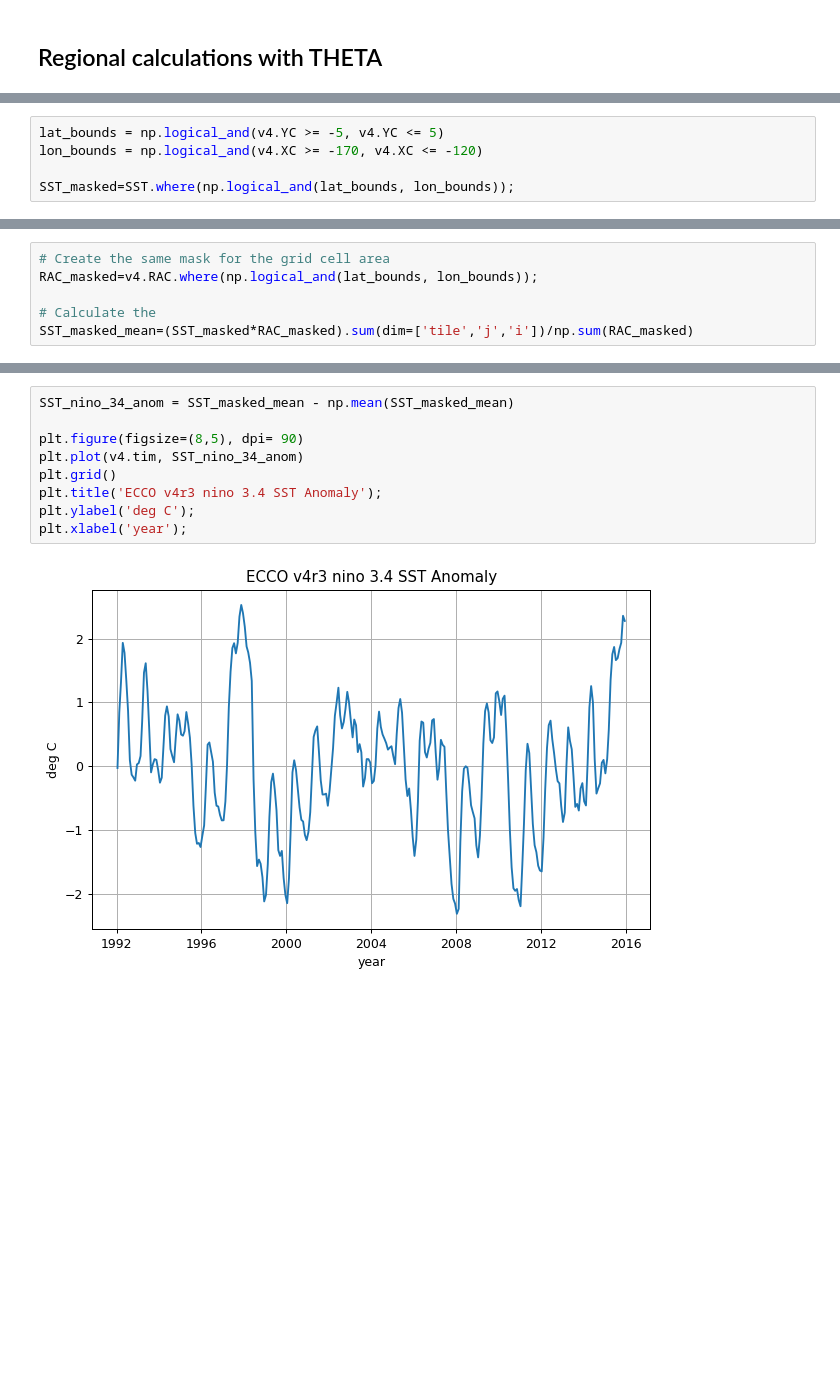
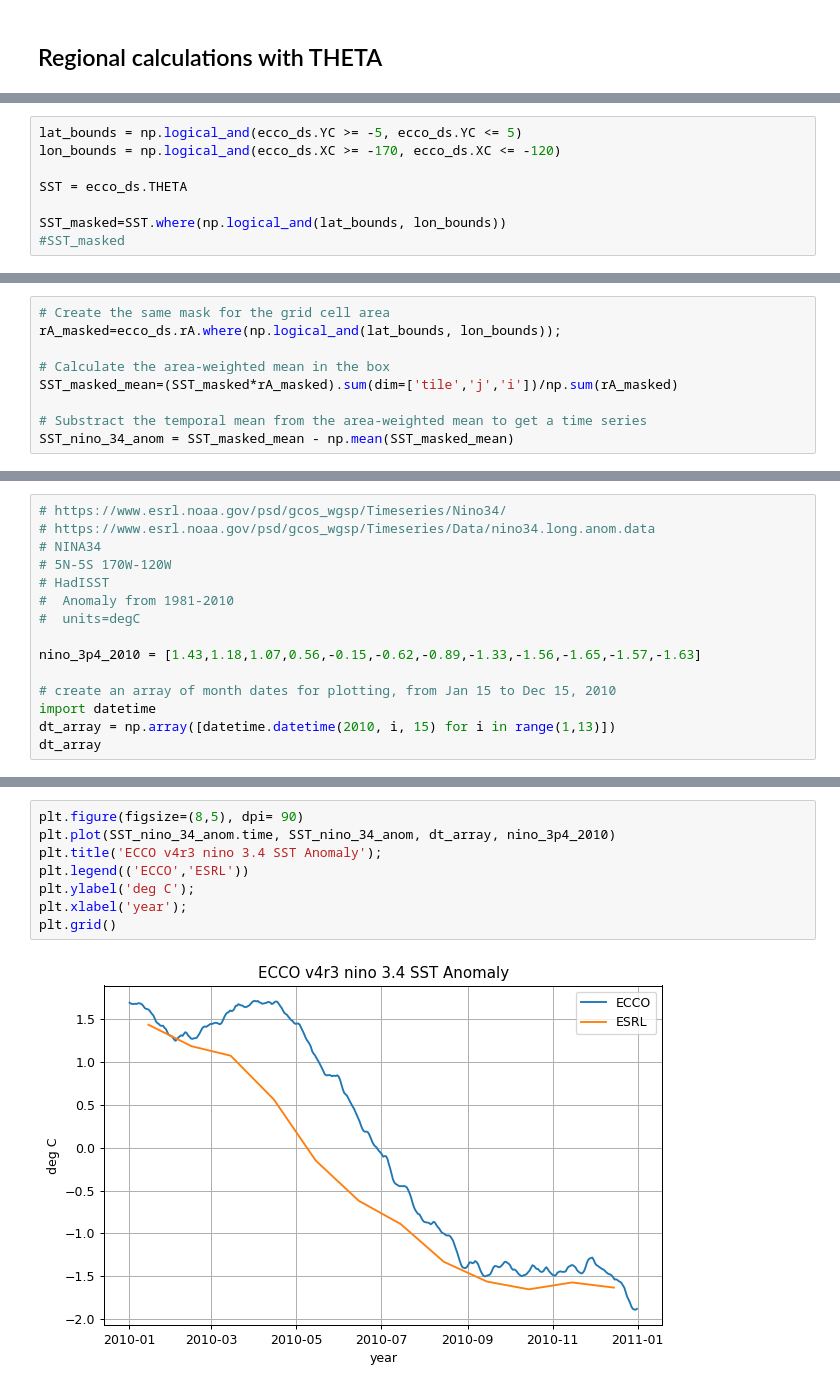
Before and after one commit to ECCO-GROUP/ECCO-v4-Python-Tutorial, a Jupyter notebook: Tutorials_as_Jupyter_Notebooks/ECCO_v4_Example_calculations_with_scalar_quantities.ipynb, the cells around one changed output, grey strips where cells are left out. Cells and saved outputs as stored; diff of their text form; blank space fills up the shorter version.

```diff
--- a/Tutorials_as_Jupyter_Notebooks/ECCO_v4_Example_calculations_with_scalar_quantities.ipynb
+++ b/Tutorials_as_Jupyter_Notebooks/ECCO_v4_Example_calculations_with_scalar_quantities.ipynb
@@ -360,5 +397,8 @@ SST = v4.THETA.sel(k=1)
 # %%
-lat_bounds = np.logical_and(v4.YC >= -5, v4.YC <= 5)
-lon_bounds = np.logical_and(v4.XC >= -170, v4.XC <= -120)
+lat_bounds = np.logical_and(ecco_ds.YC >= -5, ecco_ds.YC <= 5)
+lon_bounds = np.logical_and(ecco_ds.XC >= -170, ecco_ds.XC <= -120)
 
-SST_masked=SST.where(np.logical_and(lat_bounds, lon_bounds));
+SST = ecco_ds.THETA
+
+SST_masked=SST.where(np.logical_and(lat_bounds, lon_bounds))
+#SST_masked
@@ -379,6 +417,9 @@ plt.title('Jan 1992 SST in nino 3.4 box');
 # %%
 # Create the same mask for the grid cell area
-RAC_masked=v4.RAC.where(np.logical_and(lat_bounds, lon_bounds));
+rA_masked=ecco_ds.rA.where(np.logical_and(lat_bounds, lon_bounds));
 
-# Calculate the
-SST_masked_mean=(SST_masked*RAC_masked).sum(dim=['tile','j','i'])/np.sum(RAC_masked)
+# Calculate the area-weighted mean in the box
+SST_masked_mean=(SST_masked*rA_masked).sum(dim=['tile','j','i'])/np.sum(rA_masked)
+
+# Substract the temporal mean from the area-weighted mean to get a time series
+SST_nino_34_anom = SST_masked_mean - np.mean(SST_masked_mean)
@@ -384,0 +428,15 @@ SST_masked_mean=(SST_masked*RAC_masked).sum(dim=['tile','j','i'])/np.sum(RAC_mas
+# %%
+# https://www.esrl.noaa.gov/psd/gcos_wgsp/Timeseries/Nino34/
+# https://www.esrl.noaa.gov/psd/gcos_wgsp/Timeseries/Data/nino34.long.anom.data
+# NINA34
+# 5N-5S 170W-120W
+# HadISST
+#  Anomaly from 1981-2010
+#  units=degC
+
+nino_3p4_2010 = [1.43,1.18,1.07,0.56,-0.15,-0.62,-0.89,-1.33,-1.56,-1.65,-1.57,-1.63]
+
+# create an array of month dates for plotting, from Jan 15 to Dec 15, 2010
+import datetime
+dt_array = np.array([datetime.datetime(2010, i, 15) for i in range(1,13)])
+dt_array
@@ -385,11 +458,10 @@ SST_masked_mean=(SST_masked*RAC_masked).sum(dim=['tile','j','i'])/np.sum(RAC_mas
 # %%
-SST_nino_34_anom = SST_masked_mean - np.mean(SST_masked_mean)
-
 plt.figure(figsize=(8,5), dpi= 90)
-plt.plot(v4.tim, SST_nino_34_anom)
-plt.grid()
+plt.plot(SST_nino_34_anom.time, SST_nino_34_anom, dt_array, nino_3p4_2010)
 plt.title('ECCO v4r3 nino 3.4 SST Anomaly');
+plt.legend(('ECCO','ESRL'))
 plt.ylabel('deg C');
 plt.xlabel('year');
+plt.grid()
 # %% [output]
-[figure, old version]
+[figure, new version]
```
Also changed, not shown: parts of 58 cells of this notebook, 13 other files.
